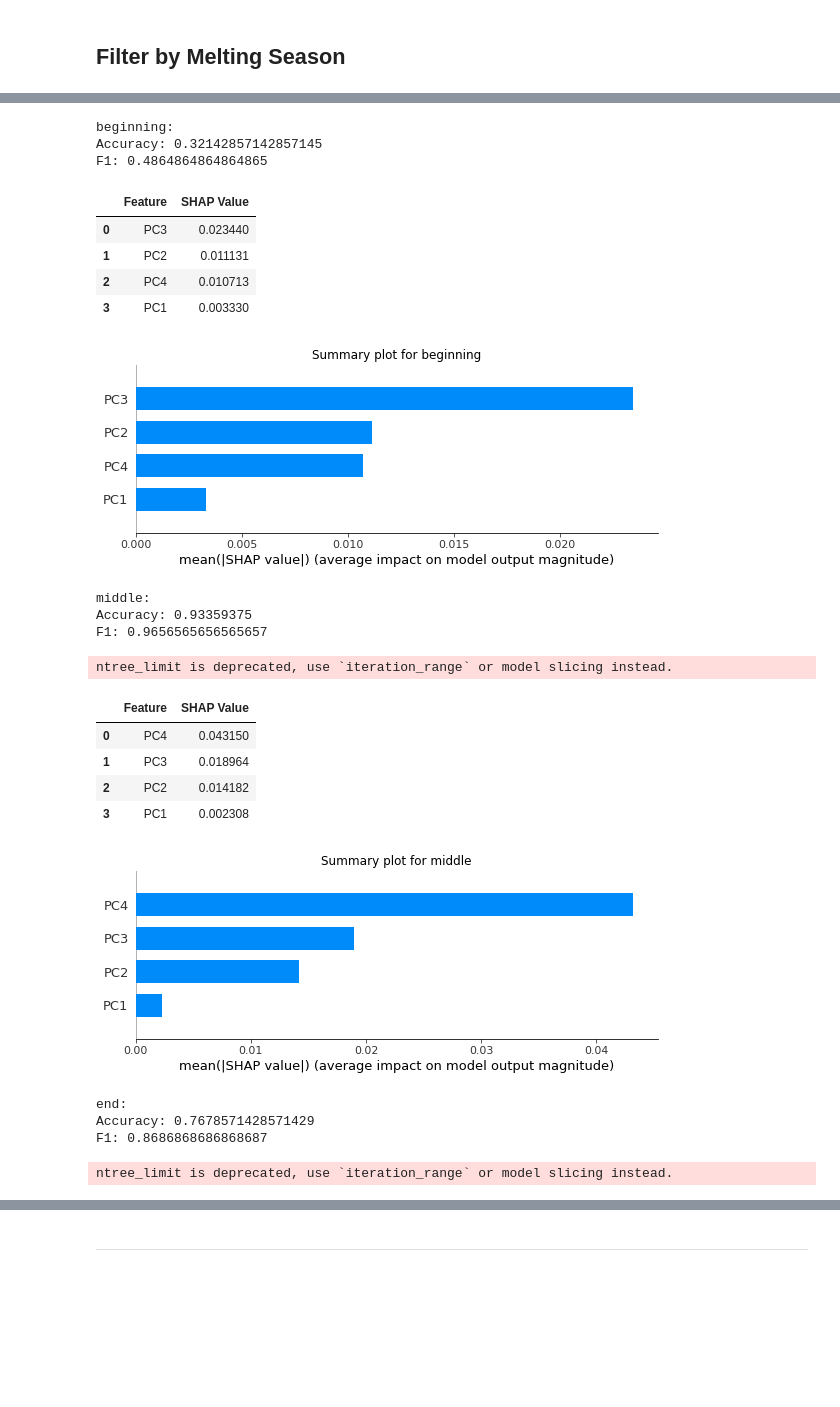
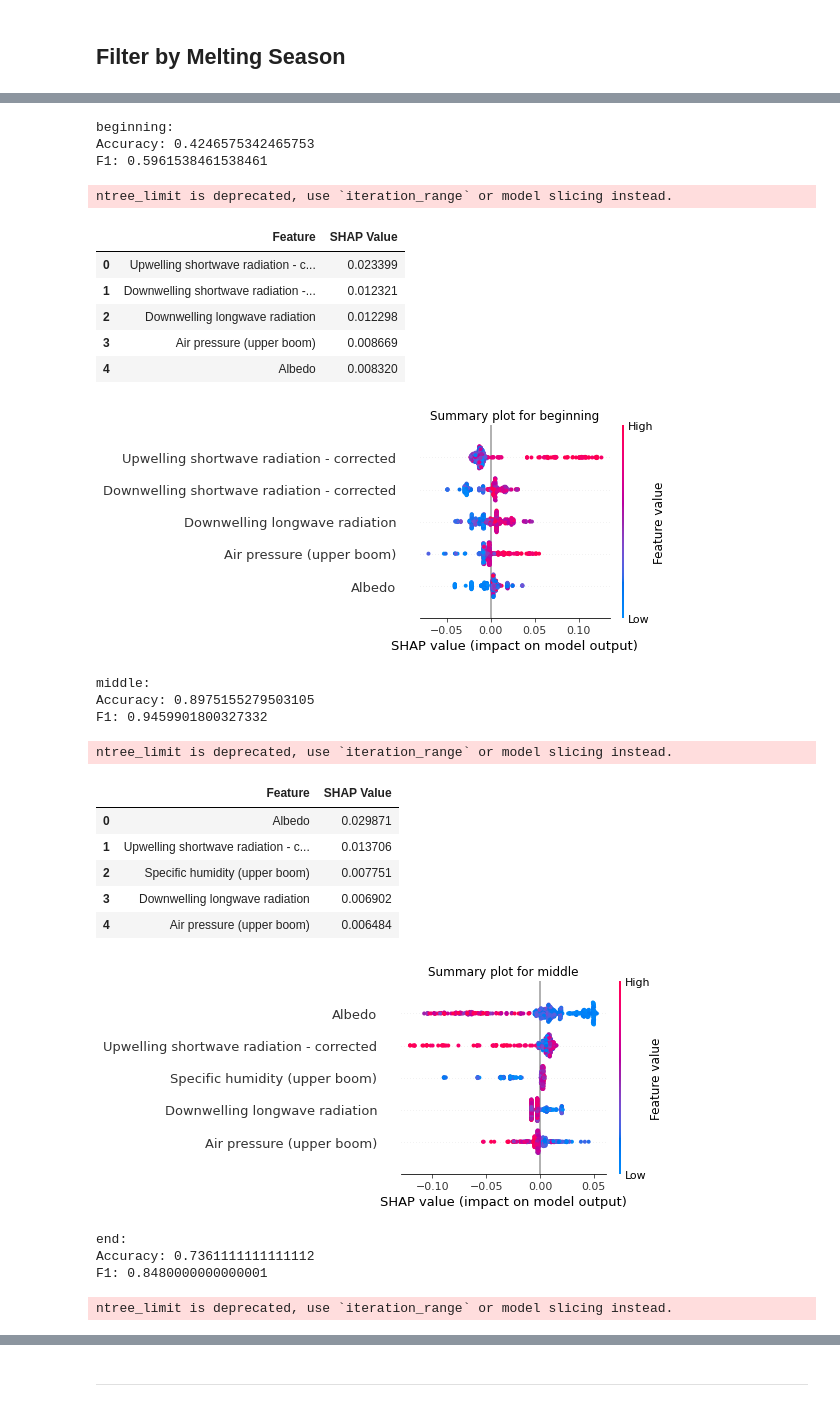
Before and after one commit to markbjerre/GEUS-Master-Thesis, a Jupyter notebook: scripts/SMB_Models_XGB_Classifier.ipynb, the cells around one changed output, grey strips where cells are left out. Cells and saved outputs as stored; diff of their text form; code cells hidden in the pictures; blank space fills up the shorter version.

```diff
--- a/scripts/SMB_Models_XGB_Classifier.ipynb
+++ b/scripts/SMB_Models_XGB_Classifier.ipynb
@@ -52,7 +52,7 @@ os.getcwd()
 #### Load KAN_L
 # %%
 #df = pd.read_csv(r'..\data\promice\preprocessed\daily\KAN_L.csv', index_col=0)
-df = pd.read_csv(r'../data/promice/preprocessed/daily/SCO_L.csv', index_col=0)
+df = pd.read_csv(r'../data/promice/preprocessed/daily/KAN_L.csv', index_col=0)
 # %% [markdown]
 #### Load SCO_L
 # %%
@@ -305,53 +309,56 @@ for class_name, class_label in label_dict_sorted.items():
     shap_values = shap.TreeExplainer(model).shap_values(X_test)
     shap_values_class = shap_values[class_label]
 
     # Calculate absolute SHAP values for each feature
     shap_df = pd.DataFrame(abs(shap_values_class), columns=X_test.columns)
 
     # Get top 5 features for the current class
     top_features = shap_df.mean().sort_values(ascending=False)[:5]
 
     # Create a table with top 5 features and their corresponding SHAP values for the current class
     top_features_table = pd.DataFrame({'Feature': top_features.index,
                                        'SHAP Value': top_features.values})
 
     # Add a column with the class name
     #top_features_table['Class'] = class_name
 
     # Print the table for the current class
     print(f'{class_name}:')
 
     print("Accuracy:" , eval(f"accuracy_{class_name}"))
     print("F1:" , eval(f"f1_{class_name}"))
 
     display(top_features_table)
 
     # Create summary plot for the current class
-    shap.summary_plot(shap_values_class, X_test, plot_type='bar', max_display=5, show=False)
+    shap.summary_plot(shap_values_class, X_test, plot_type="dot", color='coolwarm', max_display=5, show=False)
     plt.title(f'Summary plot for {class_name}')
     plt.show()
 # %% [output]
 beginning:
-Accuracy: 0.32142857142857145
-F1: 0.4864864864864865
+Accuracy: 0.4246575342465753
+F1: 0.5961538461538461
+ntree_limit is deprecated, use `iteration_range` or model slicing instead.
 |  | Feature | SHAP Value |
-| 0 | PC3 | 0.023440 |
-| 1 | PC2 | 0.011131 |
-| 2 | PC4 | 0.010713 |
-| 3 | PC1 | 0.003330 |
+| 0 | Upwelling shortwave radiation - c... | 0.023399 |
+| 1 | Downwelling shortwave radiation -... | 0.012321 |
+| 2 | Downwelling longwave radiation | 0.012298 |
+| 3 | Air pressure (upper boom) | 0.008669 |
+| 4 | Albedo | 0.008320 |
-[figure, old version]
+[figure, new version]
-middle:
-Accuracy: 0.93359375
-F1: 0.9656565656565657
-ntree_limit is deprecated, use `iteration_range` or model slicing instead.
+middle:
+Accuracy: 0.8975155279503105
+F1: 0.9459901800327332
+ntree_limit is deprecated, use `iteration_range` or model slicing instead.
 |  | Feature | SHAP Value |
-| 0 | PC4 | 0.043150 |
-| 1 | PC3 | 0.018964 |
-| 2 | PC2 | 0.014182 |
-| 3 | PC1 | 0.002308 |
+| 0 | Albedo | 0.029871 |
+| 1 | Upwelling shortwave radiation - c... | 0.013706 |
+| 2 | Specific humidity (upper boom) | 0.007751 |
+| 3 | Downwelling longwave radiation | 0.006902 |
+| 4 | Air pressure (upper boom) | 0.006484 |
-[figure, old version]
+[figure, new version]
-end:
-Accuracy: 0.7678571428571429
-F1: 0.8686868686868687
-ntree_limit is deprecated, use `iteration_range` or model slicing instead.
+end:
+Accuracy: 0.7361111111111112
+F1: 0.8480000000000001
+ntree_limit is deprecated, use `iteration_range` or model slicing instead.
 |  | Feature | SHAP Value |
```
Also changed, not shown: parts of 5 cells of this notebook, 1 other file.
